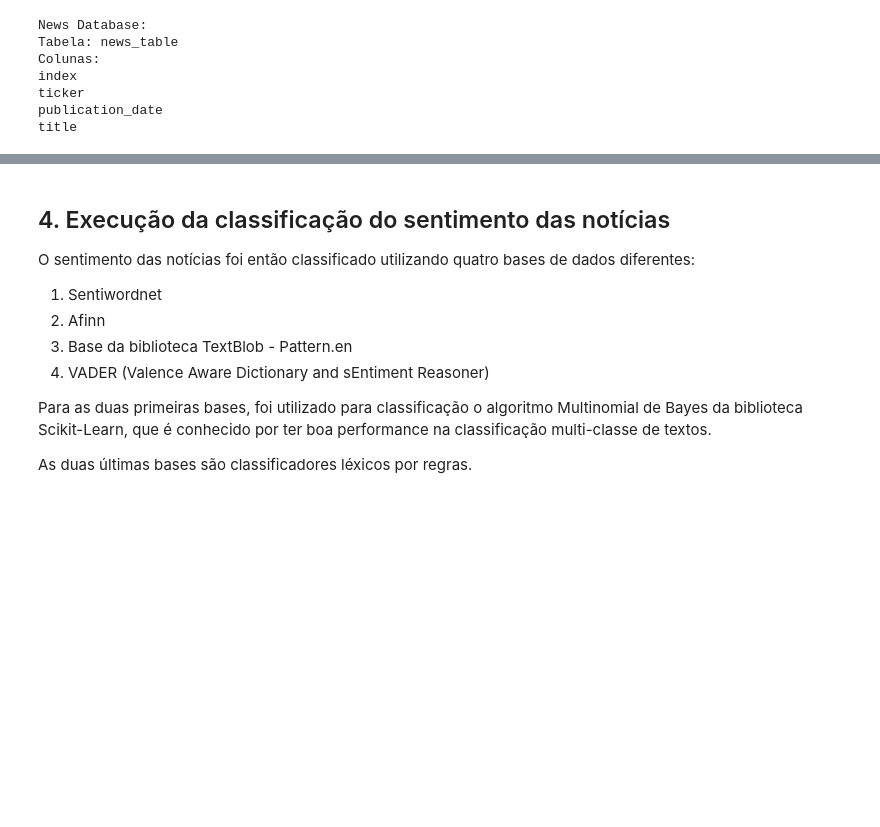
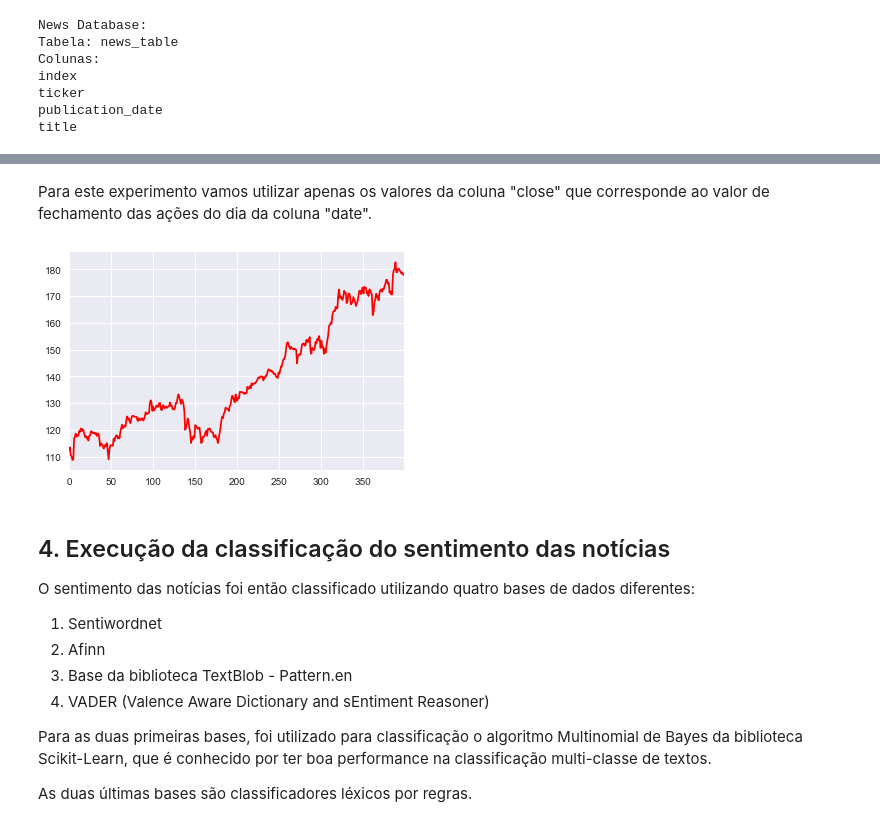
Before and after one commit to fabiograssiotto/stocks_proj, a Jupyter notebook: Stocks.ipynb, the cells around one changed output, grey strips where cells are left out. Drawn from its saved outputs; the diff is of its cells as text; code cells hidden in the pictures; blank space fills up the shorter version.

```diff
--- a/Stocks.ipynb
+++ b/Stocks.ipynb
@@ -148,0 +155,6 @@ title
+# %%
+import pandas as pd
+
+csvData = pd.read_csv("nasdaqHistorical/FB_Historical.csv")
+pd.set_option('display.max_rows', 10)
+csvData
@@ -149,3 +175,16 @@ title
+# %%
+csvData = csvData.reindex(index=csvData.index[::-1])
+# %% [markdown]
+Para este experimento vamos utilizar apenas os valores da coluna "close" que corresponde ao valor de fechamento das ações do dia da coluna "date".
+# %%
+import seaborn as sns
+import matplotlib.pyplot as plt
+sns.set(style="darkgrid")
+csvData = csvData.reindex(index=csvData.index[::-1])
+sns.tsplot(data=csvData.close, color="r")
+plt.show()
+# %% [output]
+[figure, added]
 # %% [markdown]
 ## 4. Execução da classificação do sentimento das notícias
 
```
Also changed, not shown: parts of 3 cells of this notebook, 1 other file.
